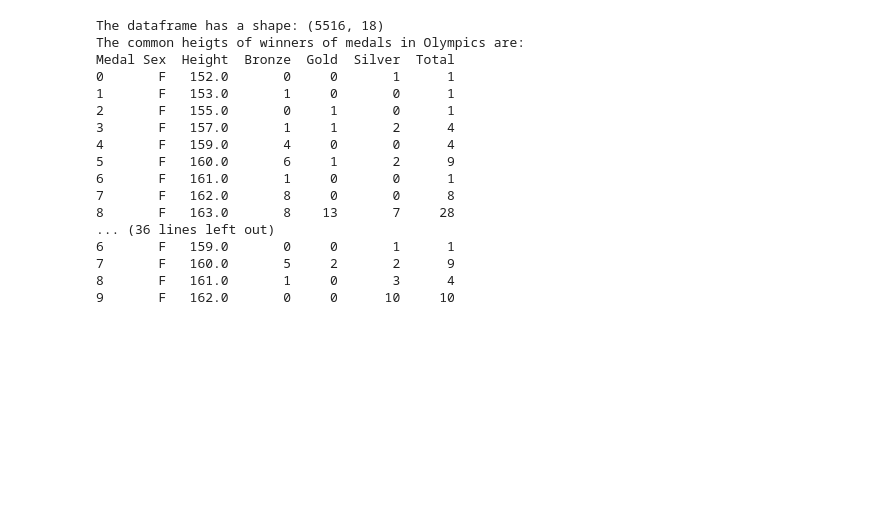
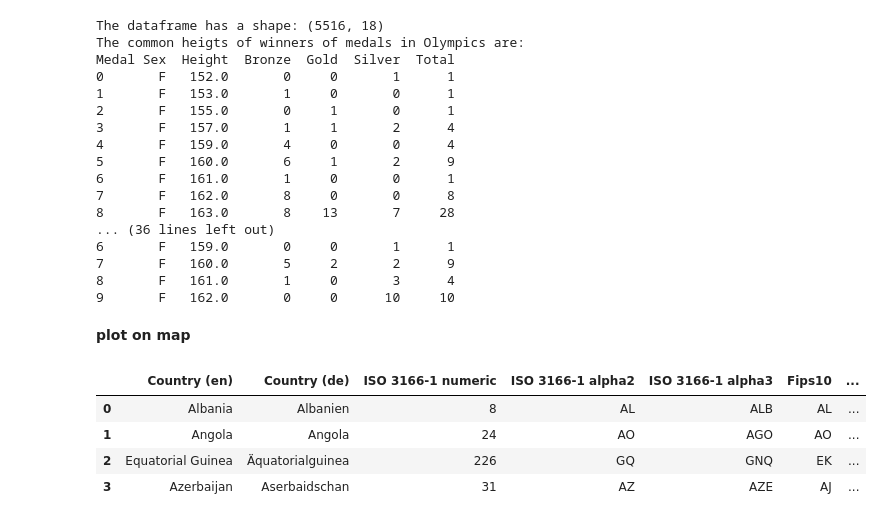
Before and after one commit to yuna-liu/Databehandling-OS-Yuna-Joachim, a Jupyter notebook: Q2_Y_temp.ipynb, the cells around one changed output. Saved outputs shown, nothing was run; the diff lists cells and outputs as text; code cells hidden in the pictures; blank space fills up the shorter version.

```diff
--- a/Q2_Y_temp.ipynb
+++ b/Q2_Y_temp.ipynb
@@ -267,3 +249,14 @@ Medal Sex  Height  Bronze  Gold  Silver  Total
 7       F   160.0       5     2       2      9
 8       F   161.0       1     0       3      4
 9       F   162.0       0     0      10     10
+# %% [markdown]
+**plot on map**
+# %%
+countrycode = pd.read_csv("data/example-countrycodes.csv", delimiter=";")
+countrycode.tail()
+# %% [output]
+|  | Country (en) | Country (de) | ISO 3166-1 numeric | ISO 3166-1 alpha2 | ISO 3166-1 alpha3 | Fips10 | ... |
+| 0 | Albania | Albanien | 8 | AL | ALB | AL | ... |
+| 1 | Angola | Angola | 24 | AO | AGO | AO | ... |
+| 2 | Equatorial Guinea | Äquatorialguinea | 226 | GQ | GNQ | EK | ... |
+| 3 | Azerbaijan | Aserbaidschan | 31 | AZ | AZE | AJ | ... |
```
Also changed, not shown: parts of 2 cells of this notebook, 28 other files.
